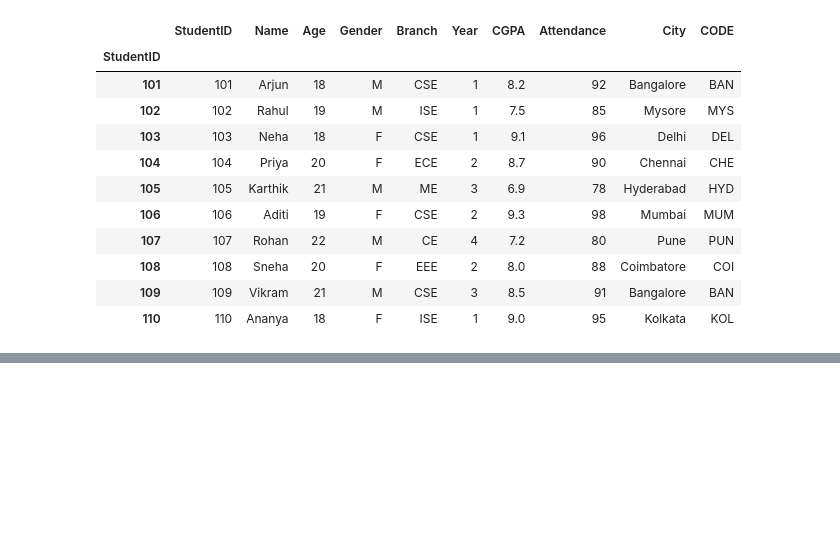
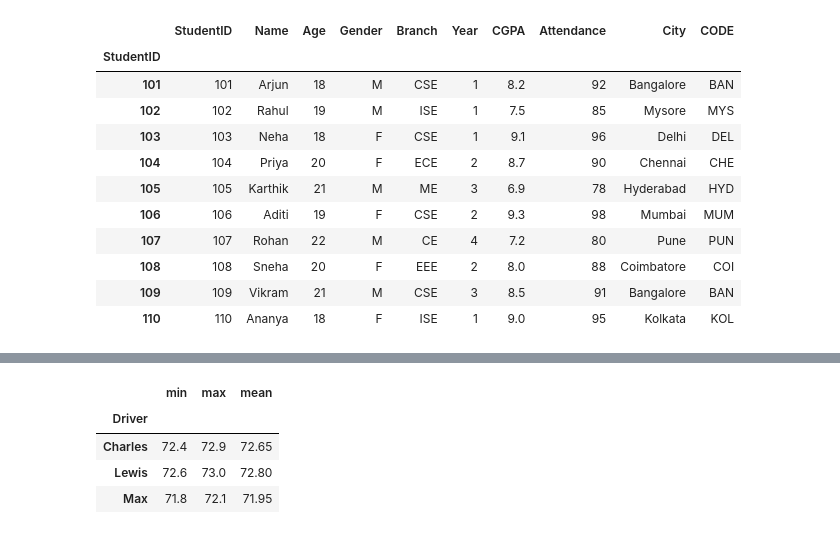
Before and after one commit to harshithsr20/Python-Practice-for-Motorsports, a Jupyter notebook: pandas_notes.ipynb, the cells around one changed output, grey strips where cells are left out. Cells and saved outputs as stored; diff of their text form; code cells hidden in the pictures; blank space fills up the shorter version.

```diff
--- a/pandas_notes.ipynb
+++ b/pandas_notes.ipynb
@@ -179,0 +257,18 @@ df
+# %%
+import pandas as pd
+
+data = {
+    'Driver': ['Max', 'Max', 'Lewis', 'Lewis', 'Charles', 'Charles'],
+    'Lap': [1, 2, 1, 2, 1, 2],
+    'LapTime': [72.1, 71.8, 73.0, 72.6, 72.9, 72.4],
+    'Tyre': ['Soft', 'Soft', 'Medium', 'Medium', 'Soft', 'Medium']
+}
+
+df = pd.DataFrame(data)
+df.groupby(['Driver'])['LapTime'].agg(['min','max','mean'])
+# %% [output]
+|  | min | max | mean |
+| Driver |  |  |  |
+| Charles | 72.4 | 72.9 | 72.65 |
+| Lewis | 72.6 | 73.0 | 72.80 |
+| Max | 71.8 | 72.1 | 71.95 |
```
Also changed, not shown: parts of 14 cells of this notebook.
